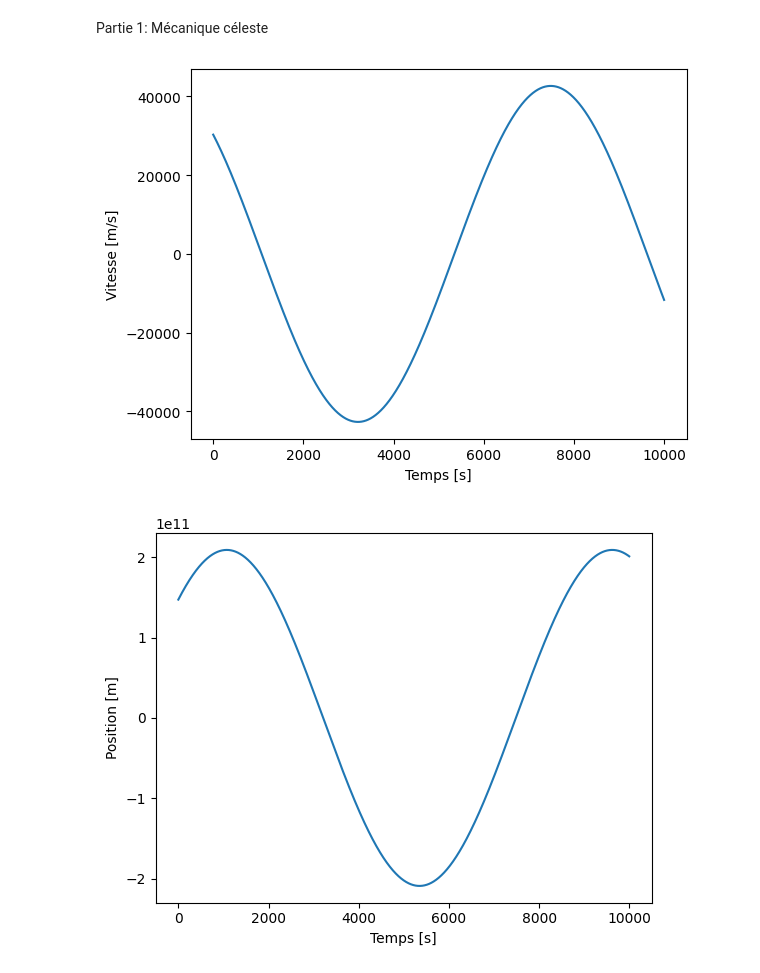
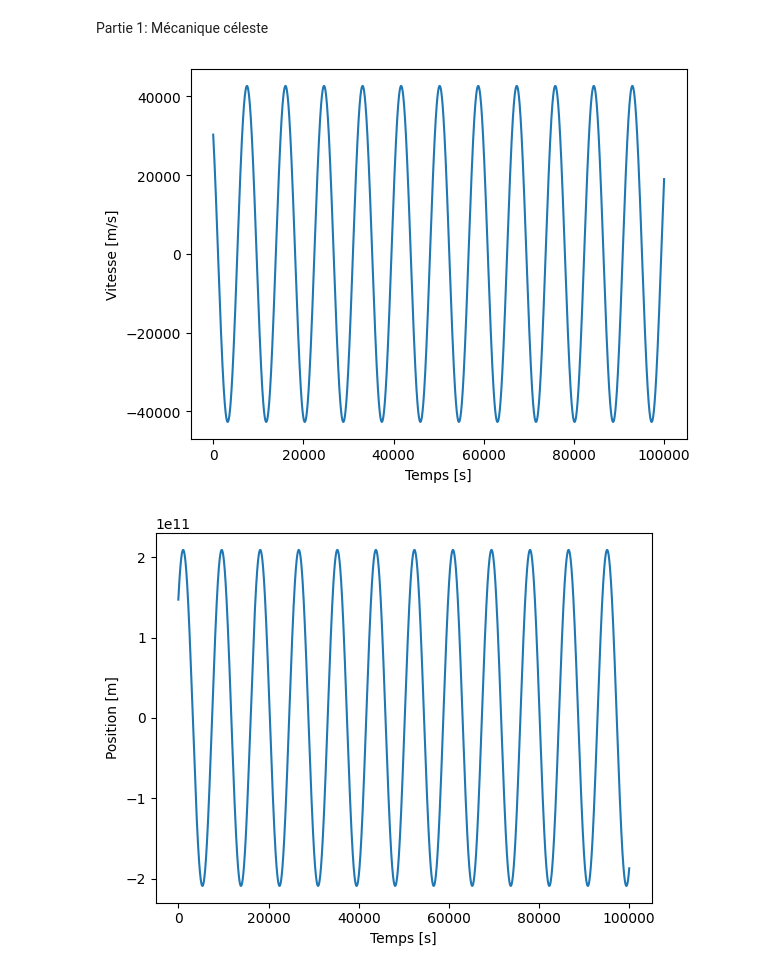
Before and after one commit to gamer39/Physique_numerique, a Jupyter notebook: Tp3/tp3.ipynb, the cells around one changed output. Saved outputs shown, nothing was run; the diff lists cells and outputs as text; code cells hidden in the pictures.

```diff
--- a/Tp3/tp3.ipynb
+++ b/Tp3/tp3.ipynb
@@ -14,34 +14,37 @@ def f(r):
 
 def verlet(r_0, v_0, h, max):
     v_h = [v_0]
     r_h = [r_0]
     v_1 =  v_0 + 0.5 * h * f(r_0)
     r = r_0
 
     for i in range(1, max):
         r = r + h * v_1
         k = h * f(r)
         v_2 = v_1 + 0.5 * k
         v_1 = v_1 + k
         v_h.append(v_2)
         r_h.append(r)
 
 
     return(v_h, r_h)
-pas = 10000
+
+pas = 100000
 v_h, r_h = verlet(r_0, v_0, 3600, pas)
+
+
 plt.figure()
 plt.plot(range(pas), v_h)
 plt.ylabel("Vitesse [m/s]")
 plt.xlabel("Temps [s]")
 plt.show()
 
 plt.figure()
 plt.plot(range(pas), r_h)
 plt.ylabel("Position [m]")
 plt.xlabel("Temps [s]")
 plt.show()
 # %% [output]
-[figure, old version]
+[figure, new version]
-[figure, old version]
+[figure, new version]
 # %%
```
Also changed, not shown: parts of 2 cells of this notebook, 2 other files.
